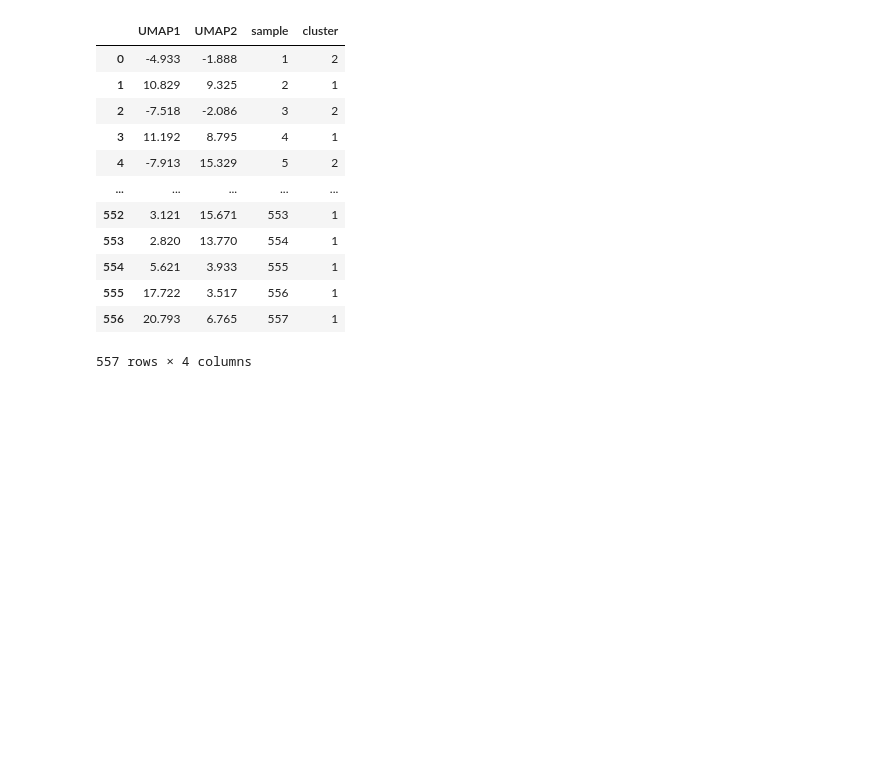
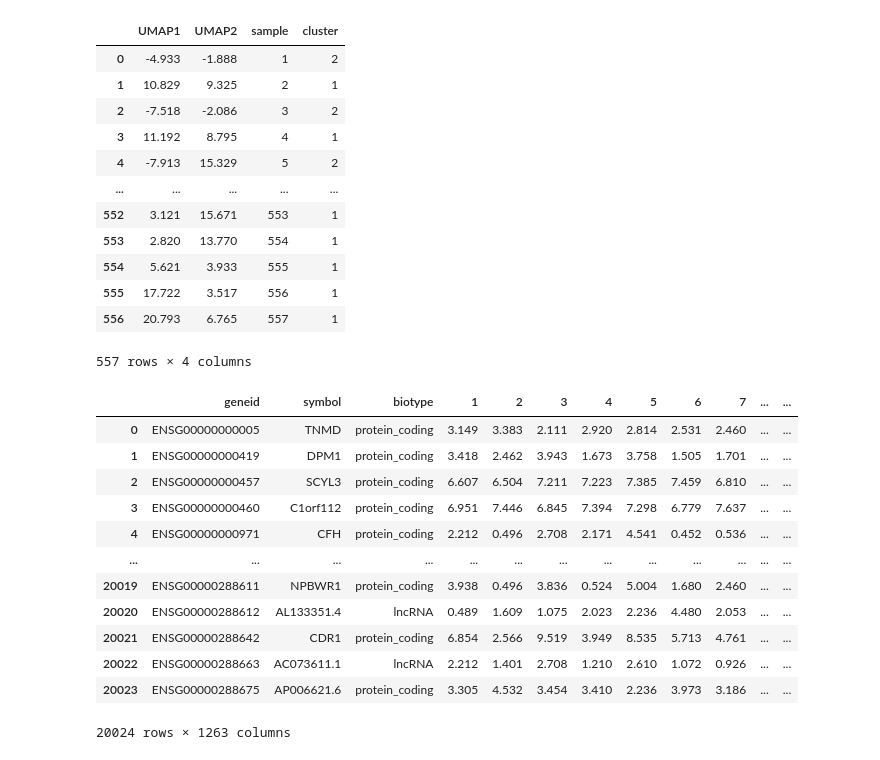
Before and after one commit to flalix/perturb_agent, a Jupyter notebook: notebooks/mtp_TCGA_56_studying_results.ipynb, the cells around one changed output. Saved outputs shown, nothing was run; the diff lists cells and outputs as text; code cells hidden in the pictures; blank space fills up the shorter version.

```diff
--- a/notebooks/mtp_TCGA_56_studying_results.ipynb
+++ b/notebooks/mtp_TCGA_56_studying_results.ipynb
@@ -320,3 +320,20 @@ gdc.df_umap
 | 555 | 17.722 | 3.517 | 556 | 1 |
 | 556 | 20.793 | 6.765 | 557 | 1 |
 557 rows × 4 columns
+# %%
+dfall = gdc.dfall
+dfall
+# %% [output]
+|  | geneid | symbol | biotype | 1 | 2 | 3 | 4 | 5 | 6 | 7 | ... | ... |
+| 0 | ENSG00000000005 | TNMD | protein_coding | 3.149 | 3.383 | 2.111 | 2.920 | 2.814 | 2.531 | 2.460 | ... | ... |
+| 1 | ENSG00000000419 | DPM1 | protein_coding | 3.418 | 2.462 | 3.943 | 1.673 | 3.758 | 1.505 | 1.701 | ... | ... |
+| 2 | ENSG00000000457 | SCYL3 | protein_coding | 6.607 | 6.504 | 7.211 | 7.223 | 7.385 | 7.459 | 6.810 | ... | ... |
+| 3 | ENSG00000000460 | C1orf112 | protein_coding | 6.951 | 7.446 | 6.845 | 7.394 | 7.298 | 6.779 | 7.637 | ... | ... |
+| 4 | ENSG00000000971 | CFH | protein_coding | 2.212 | 0.496 | 2.708 | 2.171 | 4.541 | 0.452 | 0.536 | ... | ... |
+| ... | ... | ... | ... | ... | ... | ... | ... | ... | ... | ... | ... | ... |
+| 20019 | ENSG00000288611 | NPBWR1 | protein_coding | 3.938 | 0.496 | 3.836 | 0.524 | 5.004 | 1.680 | 2.460 | ... | ... |
+| 20020 | ENSG00000288612 | AL133351.4 | lncRNA | 0.489 | 1.609 | 1.075 | 2.023 | 2.236 | 4.480 | 2.053 | ... | ... |
+| 20021 | ENSG00000288642 | CDR1 | protein_coding | 6.854 | 2.566 | 9.519 | 3.949 | 8.535 | 5.713 | 4.761 | ... | ... |
+| 20022 | ENSG00000288663 | AC073611.1 | lncRNA | 2.212 | 1.401 | 2.708 | 1.210 | 2.610 | 1.072 | 0.926 | ... | ... |
+| 20023 | ENSG00000288675 | AP006621.6 | protein_coding | 3.305 | 4.532 | 3.454 | 3.410 | 2.236 | 3.973 | 3.186 | ... | ... |
+20024 rows × 1263 columns
```
Also changed, not shown: parts of 16 cells of this notebook, 3 other files.
